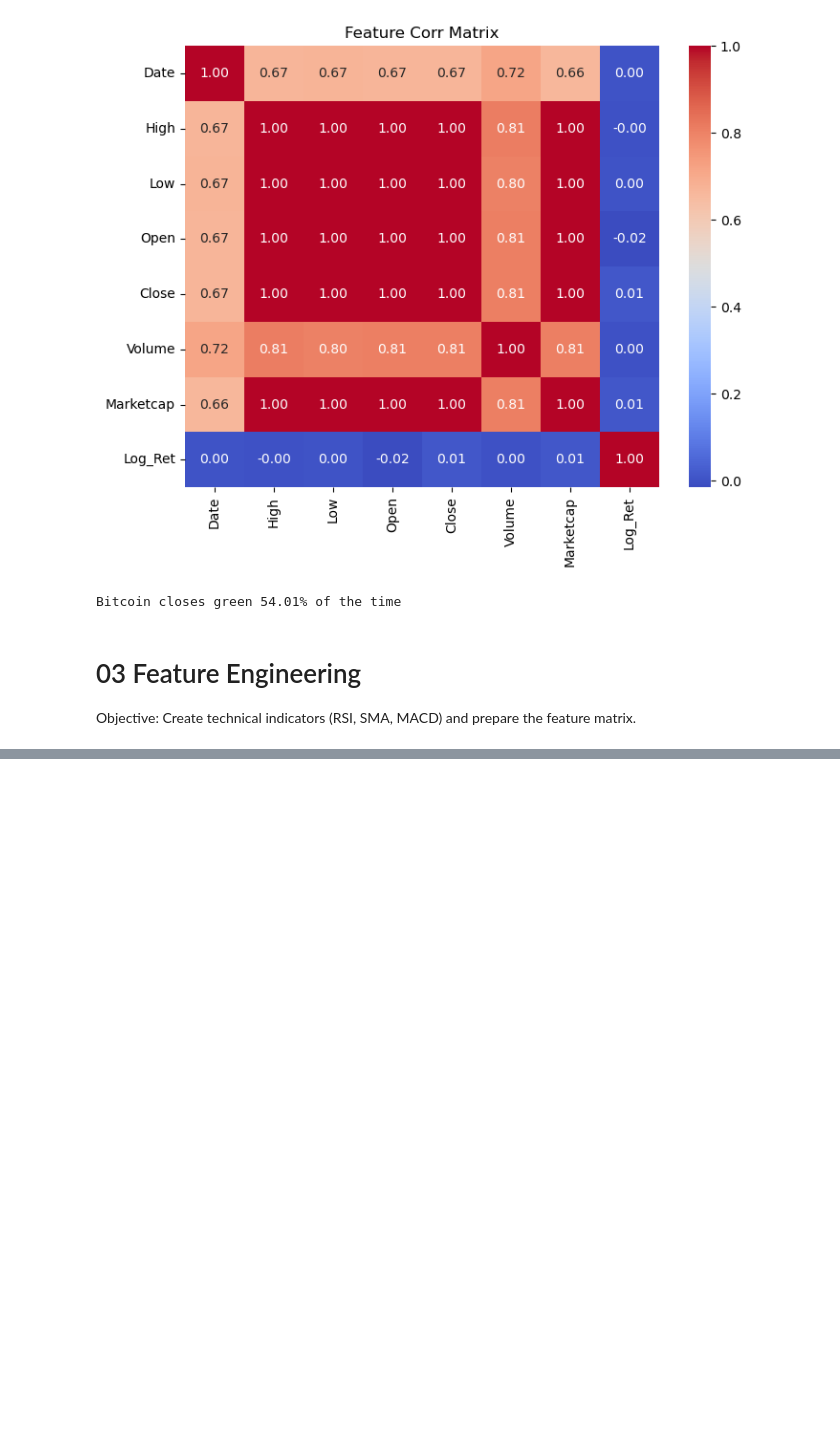
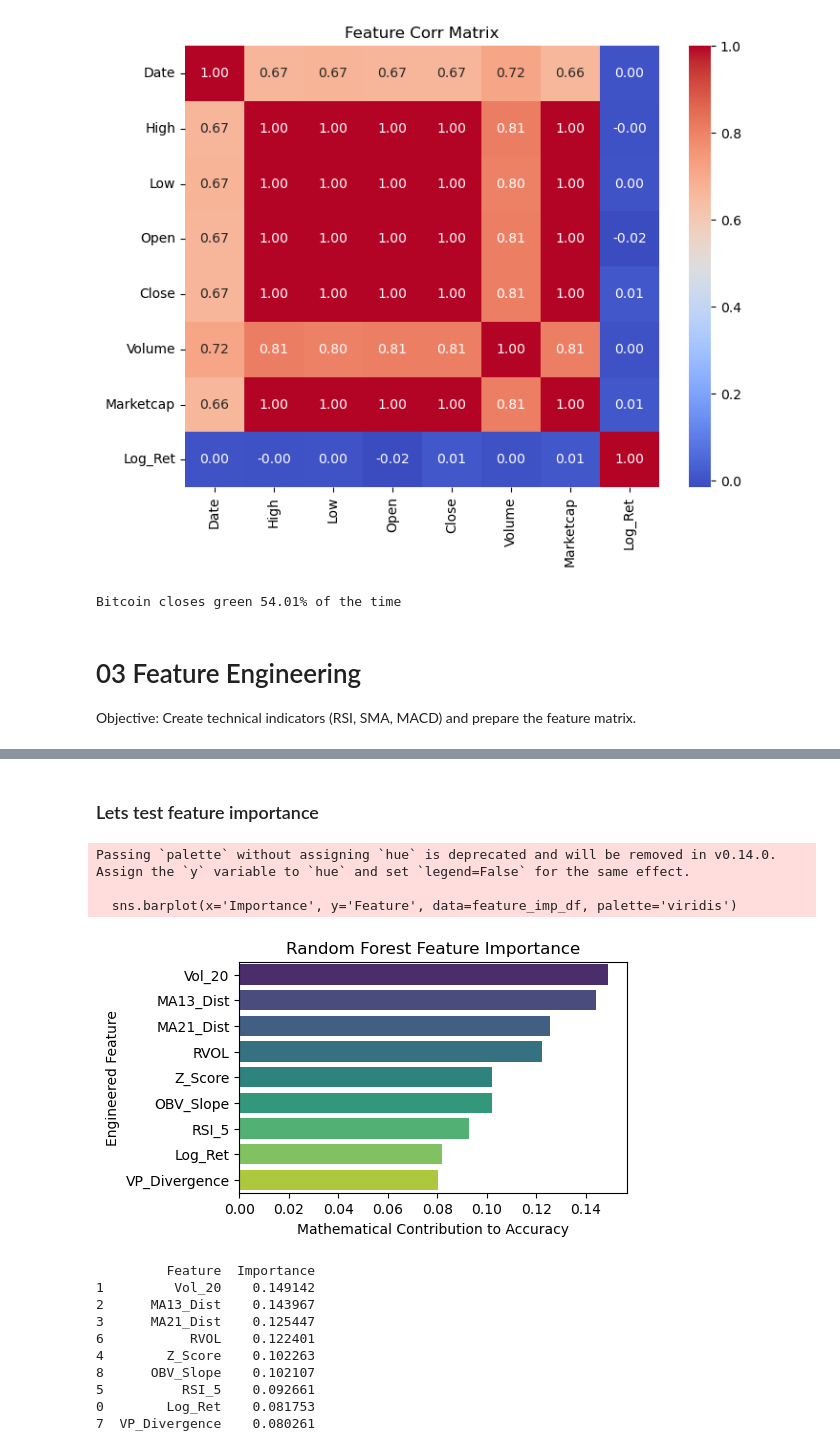
Before and after one commit to LouSens/BTC-trend-prediction, a Jupyter notebook: notebooks/ML_Pipeline.ipynb, the cells around one changed output, grey strips where cells are left out. Drawn from its saved outputs; the diff is of its cells as text; code cells hidden in the pictures; blank space fills up the shorter version.

```diff
--- a/notebooks/01_EDA.ipynb
+++ b/notebooks/ML_Pipeline.ipynb
@@ -79,0 +190,19 @@ Objective: Create technical indicators (RSI, SMA, MACD) and prepare the feature
+# %%
+# Initialize and Train the Brain ---
+# random_state=42 ensures we get the exact same results every time we run this cell
+model = RandomForestClassifier(n_estimators=50, max_depth=10 random_state=42, min_samples_split=10)
+
+print("Training model... (This might take a few seconds depending on your CPU)")
+model.fit(X_train_scaled, y_train)
+
+# --- STEP 6: Make Predictions on the Unseen Future (Test Set) ---
+y_pred = model.predict(X_test_scaled)
+
+# --- STEP 7: Evaluate Precision ---
+precision = precision_score(y_test, y_pred)
+print("\n--- RESULTS ---")
+print(f"Model Precision: {precision * 100:.2f}%")
+
+# Let's look at the exact breakdown
+print("\nConfusion Matrix:")
+print(confusion_matrix(y_test, y_pred))
@@ -79,0 +218,39 @@ Objective: Create technical indicators (RSI, SMA, MACD) and prepare the feature
+# %% [markdown]
+### Lets test feature importance
+# %%
+
+# --- STEP 1: Extract the ML Logic ---
+# The model remembers which features actually helped it reduce errors.
+importances = model.feature_importances_
+
+# Bind the numbers back to the column names
+feature_names = X.columns
+feature_imp_df = pd.DataFrame({
+    'Feature': feature_names,
+    'Importance': importances
+}).sort_values('Importance', ascending=False)
+
+# --- STEP 2: Visualize the Truth ---
+plt.figure(figsize=(5, 3))
+sns.barplot(x='Importance', y='Feature', data=feature_imp_df, palette='viridis')
+plt.title('Random Forest Feature Importance')
+plt.xlabel('Mathematical Contribution to Accuracy')
+plt.ylabel('Engineered Feature')
+plt.show()
+
+print(feature_imp_df)
+# %% [output]
+Passing `palette` without assigning `hue` is deprecated and will be removed in v0.14.0. Assign the `y` variable to `hue` and set `legend=False` for the same effect.
+
+  sns.barplot(x='Importance', y='Feature', data=feature_imp_df, palette='viridis')
+[figure, added]
+         Feature  Importance
+1         Vol_20    0.149142
+2      MA13_Dist    0.143967
+3      MA21_Dist    0.125447
+6           RVOL    0.122401
+4        Z_Score    0.102263
+8      OBV_Slope    0.102107
+5          RSI_5    0.092661
+0        Log_Ret    0.081753
+7  VP_Divergence    0.080261
```
Also changed, not shown: parts of 14 cells of this notebook, 4 other files.
